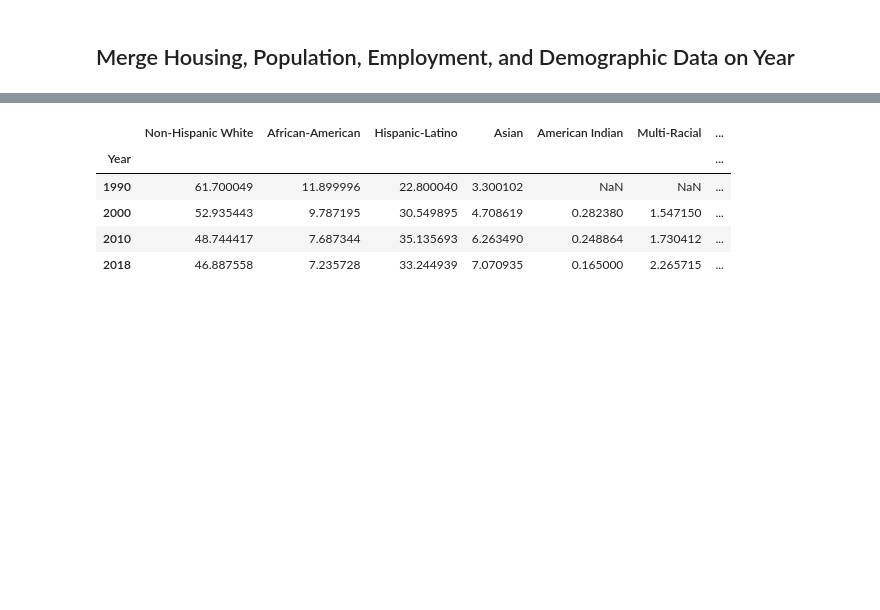
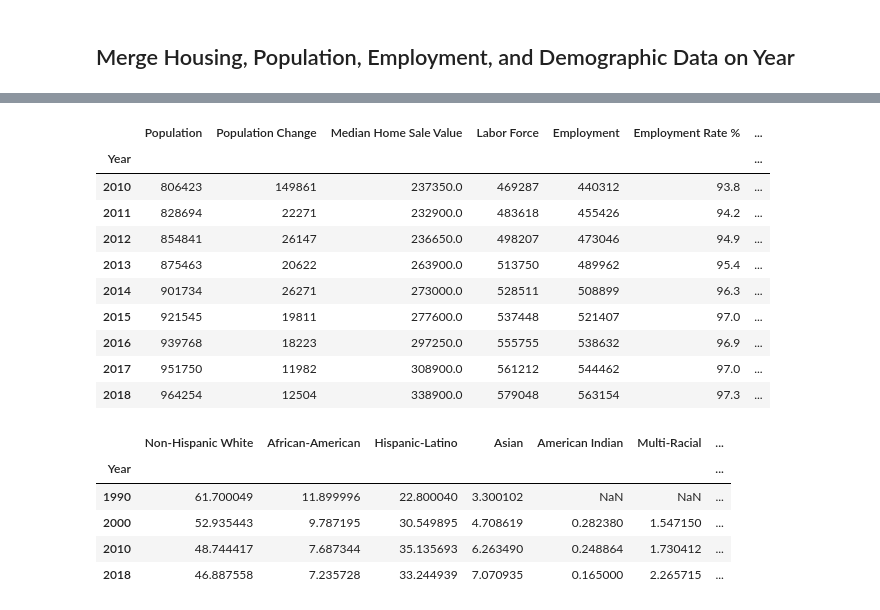
Before and after one commit to ybacoder/project-1, a Jupyter notebook: project_1.ipynb, the cells around one changed output, grey strips where cells are left out. Saved outputs shown, nothing was run; the diff lists cells and outputs as text; code cells hidden in the pictures; blank space fills up the shorter version.

Commit message:
Merge group's code and merge databases for prepare for plotting.

```diff
--- a/project_1.ipynb
+++ b/project_1.ipynb
@@ -218,6 +218,7 @@ plot_home_sale_data(zillow_df_subset)
 zillow_df_annual = zillow_df[[i[-2:] == "11" for i in zillow_df.index]]
 zillow_df_annual.index = [i[:4] for i in zillow_df_annual.index]
 
-zillow_series_annual_austin = zillow_df_annual.median(axis=1)
+zillow_series_annual_austin = pd.DataFrame(data=zillow_df_annual.median(axis=1), columns=["Median Home Sale Value"])
+zillow_series_annual_austin.index.name="Year"
 zillow_series_annual_austin
 # %% [output]
@@ -240,0 +241,11 @@ dtype: float64
+# %%
+path = os.path.join("Data", "austinpop.csv")
+population_df = pd.read_csv(path, header=None)
+population_df.columns=["Year","Population", "Population Change"]
+population_df = population_df.sort_values("Year").set_index("Year")
+
+population_df.index = population_df.index.astype(str)
+population_df["Population"]= population_df["Population"].astype(int)
+population_df["Population Change"]= population_df["Population Change"].astype(int)
+
+population_df
@@ -372,9 +397,9 @@ new_df
 | 116 | 2018 | Annual | 579048 | 563154 | 97.3 | 15894 | 2.7 |
 117 rows × 7 columns
 # %%
-yearly_df = new_df[new_df.Month == "Annual"].drop(columns=["Month"])
-yearly_df.set_index(["Year"], inplace=True)
-yearly_df
+labor_yearly_df = new_df[new_df.Month == "Annual"].drop(columns=["Month"])
+labor_yearly_df.set_index(["Year"], inplace=True)
+labor_yearly_df
 # %% [output]
 |  | Labor Force | Employment | Employment Rate % | Unemployment | Unemployment Rate % |
 | Year |  |  |  |  |  |
@@ -1525,3 +1580,19 @@ plt.show()
+# %%
+austin_data = pd.merge(left=population_df, right=zillow_series_annual_austin, left_index=True, right_index=True)
+austin_data = pd.merge(left=austin_data, right=labor_yearly_df, left_index=True, right_index=True)
+austin_data
+# %% [output]
+|  | Population | Population Change | Median Home Sale Value | Labor Force | Employment | Employment Rate % | ... |
+| Year |  |  |  |  |  |  | ... |
+| 2010 | 806423 | 149861 | 237350.0 | 469287 | 440312 | 93.8 | ... |
+| 2011 | 828694 | 22271 | 232900.0 | 483618 | 455426 | 94.2 | ... |
+| 2012 | 854841 | 26147 | 236650.0 | 498207 | 473046 | 94.9 | ... |
+| 2013 | 875463 | 20622 | 263900.0 | 513750 | 489962 | 95.4 | ... |
+| 2014 | 901734 | 26271 | 273000.0 | 528511 | 508899 | 96.3 | ... |
+| 2015 | 921545 | 19811 | 277600.0 | 537448 | 521407 | 97.0 | ... |
+| 2016 | 939768 | 18223 | 297250.0 | 555755 | 538632 | 96.9 | ... |
+| 2017 | 951750 | 11982 | 308900.0 | 561212 | 544462 | 97.0 | ... |
+| 2018 | 964254 | 12504 | 338900.0 | 579048 | 563154 | 97.3 | ... |
 # %%
 race_demo_percent
 # %% [output]
```
Also changed, not shown: parts of 10 cells of this notebook, 1 other file.
